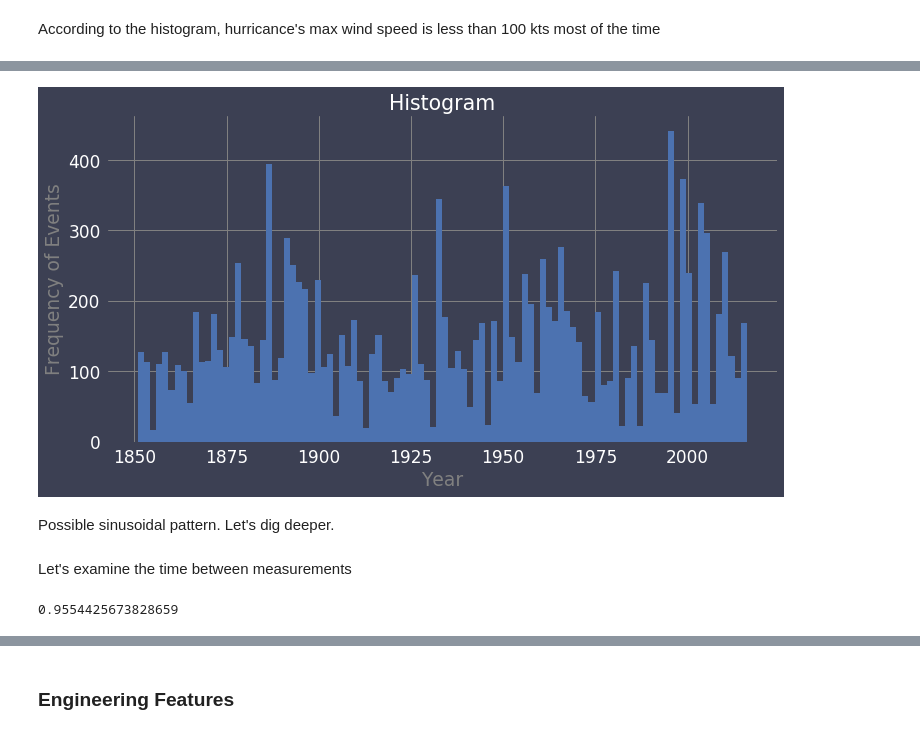
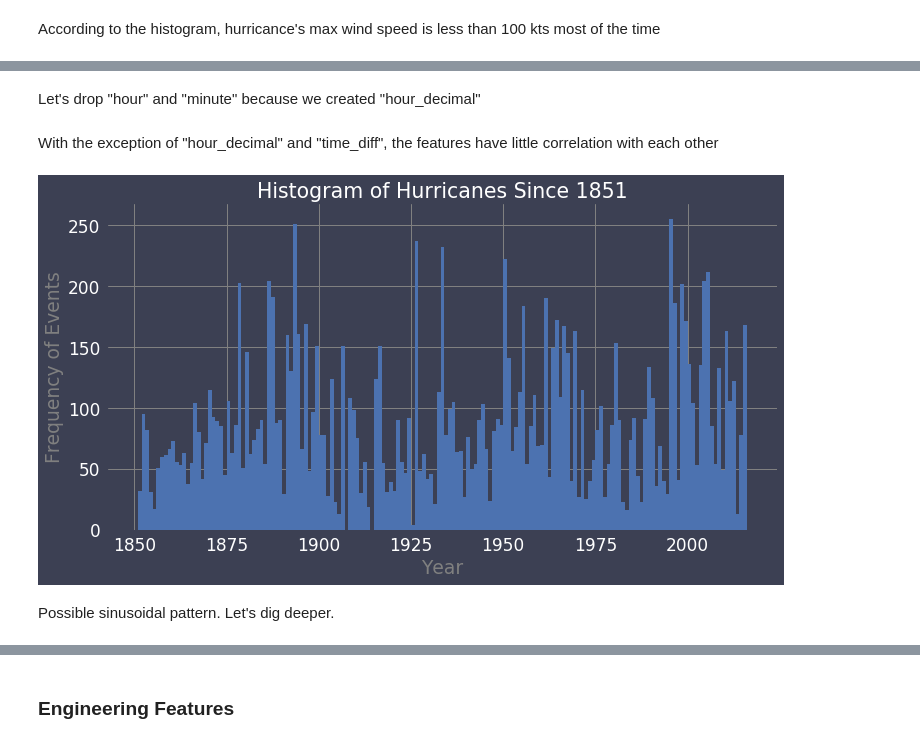
Before and after one commit to blane07/altantic-hurricane-paths, a Jupyter notebook: hurricane-path-predictor.ipynb, the cells around one changed output, grey strips where cells are left out. Cells and saved outputs as stored; diff of their text form; code cells hidden in the pictures.

```diff
--- a/hurricane-path-predictor.ipynb
+++ b/hurricane-path-predictor.ipynb
@@ -98,2 +99,0 @@ Dropping over 300 rows with missing "max wind" data
-# %%
-data = data[data.max_wind > 0]
@@ -233,0 +246,2 @@ According to the histogram, hurricance's max wind speed is less than 100 kts mos
+# %%
+data.max_wind = data.max_wind.apply(lambda x: 30 if x == -99 else x)
@@ -250,0 +272,3 @@ plt.show()
+# %%
+data.loc[:, 'hour_decimal'] = np.array(data.hour) + np.array(data.minute) / 60
+data.loc[:, 'time_diff'] = data.hour_decimal.diff()
@@ -251,19 +300,17 @@ plt.show()
+# %% [markdown]
+Let's drop "hour" and "minute" because we created "hour_decimal"
+# %%
+data.drop(['hour', 'minute'], axis=1, inplace=True)
+# %% [markdown]
+With the exception of "hour_decimal" and "time_diff", the features have little correlation with each other
 # %%
 plt.figure(figsize=(12, 6))
-data[(data.day != 99) & (data.status == 'HU')].year.plot(kind='hist', bins=100)
-plt.title("Histogram")
+data[(data.day != 99) & (data.status == 'HU')].year.plot(kind='hist', bins=165)
+plt.title("Histogram of Hurricanes Since 1851")
 plt.xlabel("Year")
 plt.ylabel("Frequency of Events")
 plt.show()
 # %% [output]
-[figure, old version]
+[figure, new version]
 # %% [markdown]
 Possible sinusoidal pattern. Let's dig deeper.
-# %% [markdown]
-Let's examine the time between measurements
-# %%
-data.loc[:, 'hour_decimal'] = np.array(data.hour) + np.array(data.minute) / 60
-data.loc[: ,'time_diff' = data.hour_decimal.diff()
-data[data.time_diff == 6].time_diff.count() / data[data.time_diff > 0].time_diff.count()
-# %% [output]
-0.9554425673828659
```
Also changed, not shown: parts of 45 cells of this notebook, 4 other files.
